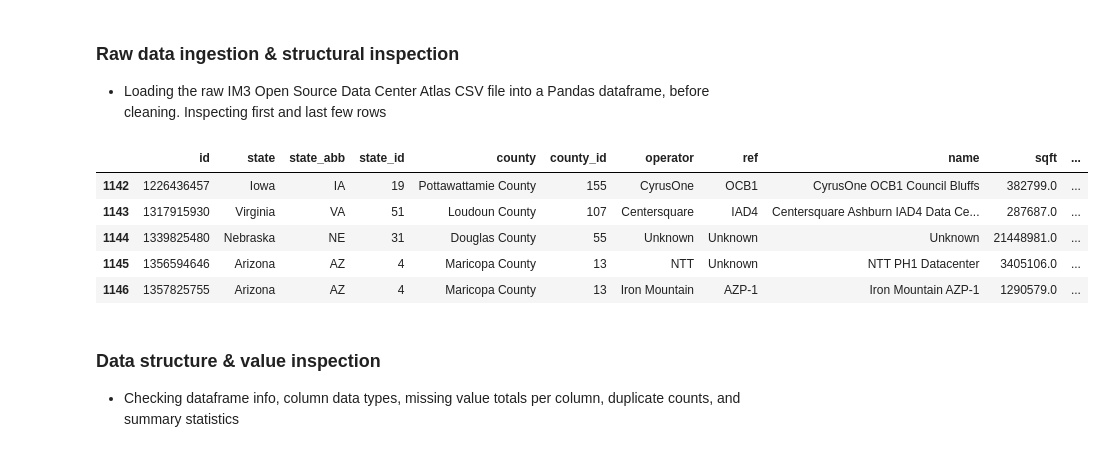
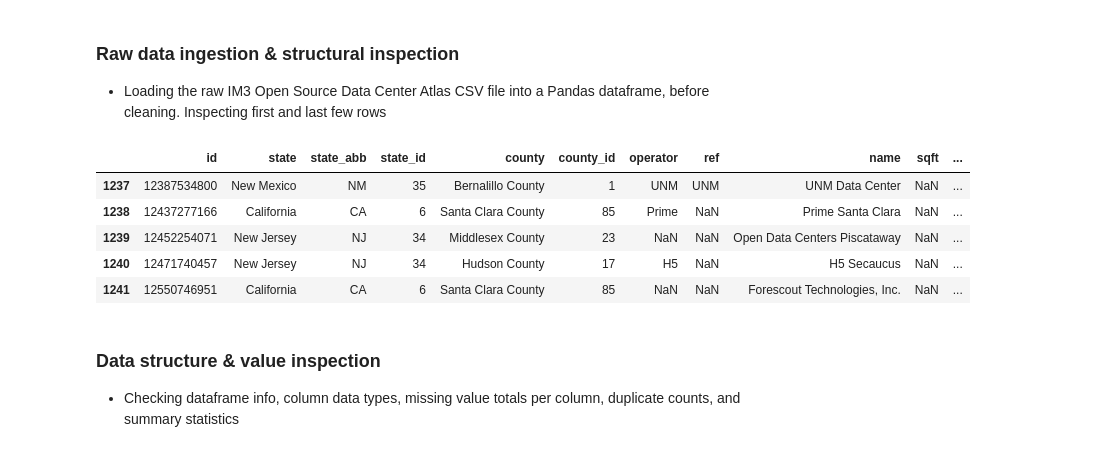
Before and after one commit to acm-research-f26/ATLAS, a Jupyter notebook: preprocessing.ipynb, the cells around one changed output. Cells and saved outputs as stored; diff of their text form; code cells hidden in the pictures.

```diff
--- a/preprocessing.ipynb
+++ b/preprocessing.ipynb
@@ -15,17 +15,17 @@ import geopandas as gpd
 ### Raw data ingestion & structural inspection
 - Loading the raw IM3 Open Source Data Center Atlas CSV file into a Pandas dataframe, before cleaning. Inspecting first and last few rows
 # %%
-df = pd.read_csv("Data/im3_2025_atlas_cleaned.csv")
+df = pd.read_csv("Data/im3_atlas.csv")
 df
 df.head()
 df.tail()
 # %% [output]
 |  | id | state | state_abb | state_id | county | county_id | operator | ref | name | sqft | ... |
-| 1142 | 1226436457 | Iowa | IA | 19 | Pottawattamie County | 155 | CyrusOne | OCB1 | CyrusOne OCB1 Council Bluffs | 382799.0 | ... |
-| 1143 | 1317915930 | Virginia | VA | 51 | Loudoun County | 107 | Centersquare | IAD4 | Centersquare Ashburn IAD4 Data Ce... | 287687.0 | ... |
-| 1144 | 1339825480 | Nebraska | NE | 31 | Douglas County | 55 | Unknown | Unknown | Unknown | 21448981.0 | ... |
-| 1145 | 1356594646 | Arizona | AZ | 4 | Maricopa County | 13 | NTT | Unknown | NTT PH1 Datacenter | 3405106.0 | ... |
-| 1146 | 1357825755 | Arizona | AZ | 4 | Maricopa County | 13 | Iron Mountain | AZP-1 | Iron Mountain AZP-1 | 1290579.0 | ... |
+| 1237 | 12387534800 | New Mexico | NM | 35 | Bernalillo County | 1 | UNM | UNM | UNM Data Center | NaN | ... |
+| 1238 | 12437277166 | California | CA | 6 | Santa Clara County | 85 | Prime | NaN | Prime Santa Clara | NaN | ... |
+| 1239 | 12452254071 | New Jersey | NJ | 34 | Middlesex County | 23 | NaN | NaN | Open Data Centers Piscataway | NaN | ... |
+| 1240 | 12471740457 | New Jersey | NJ | 34 | Hudson County | 17 | H5 | NaN | H5 Secaucus | NaN | ... |
+| 1241 | 12550746951 | California | CA | 6 | Santa Clara County | 85 | NaN | NaN | Forescout Technologies, Inc. | NaN | ... |
 # %% [markdown]
 ### Data structure & value inspection
 - Checking dataframe info, column data types, missing value totals per column, duplicate counts, and summary statistics
```
Also changed, not shown: parts of 6 cells of this notebook, 1 other file.
